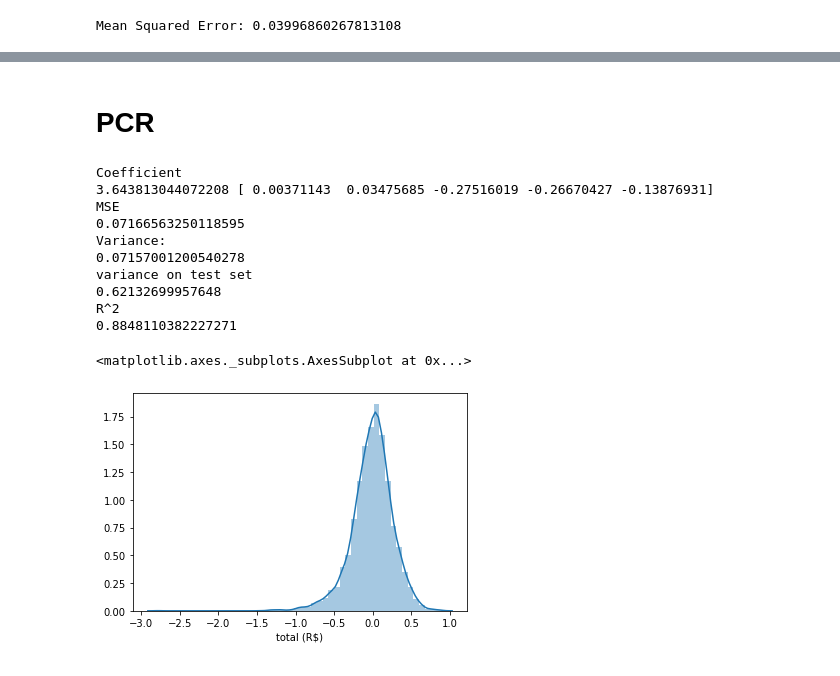
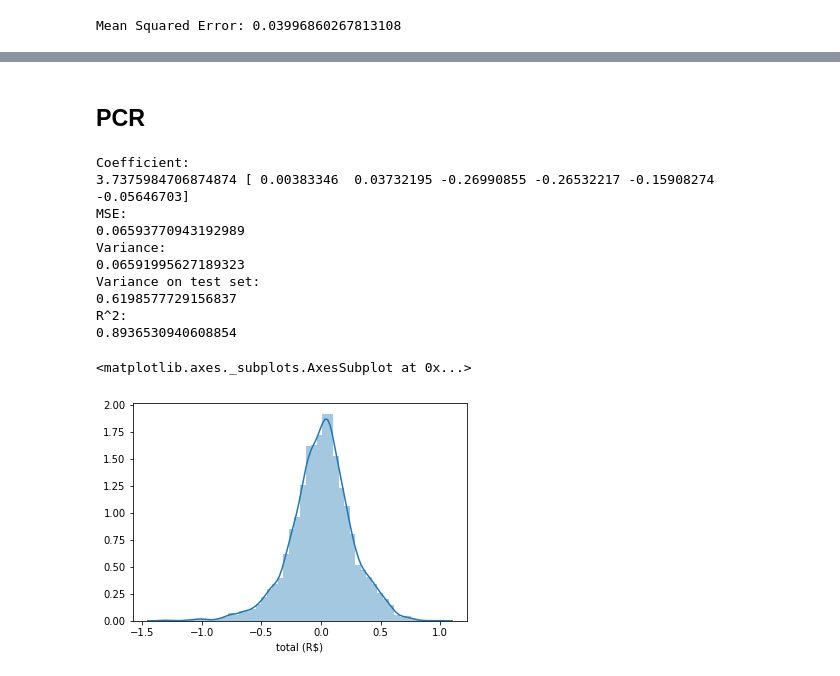
Before and after one commit to JiashiChen96/INF552_final_project, a Jupyter notebook: inf552_final.ipynb, the cells around one changed output, grey strips where cells are left out. Cells and saved outputs as stored; diff of their text form; code cells hidden in the pictures.

```diff
--- a/inf552_final.ipynb
+++ b/inf552_final.ipynb
@@ -604,0 +612,5 @@ Mean Squared Error: 0.03996860267813108
+# %%
+#Splitting data
+X = pro.data.drop(columns = ["city","total (R$)"])
+y = pro.data["total (R$)"]
+X_train, X_test, y_train, y_test = train_test_split(X, y, test_size=0.75, random_state = 9)
@@ -605,2 +662,2 @@ Mean Squared Error: 0.03996860267813108
 # %% [markdown]
-# PCR
+## PCR
@@ -611,32 +664,31 @@ from sklearn.linear_model import LinearRegression
 # %%
-X_train, X_test, y_train, y_test = train_test_split(pro.data.drop(columns = ["city",  'animal', 'furniture','Campinas','Porto Alegre', 'Rio de Janeiro', 'São Paulo',"total (R$)"]), pro.data["total (R$)"], test_size=0.75)
-pcaMod = PCA(5)
+pcaMod = PCA(6)
 pcaMod.fit(X_train)
 g_train = X_train @ pcaMod.components_.T
 linMod = LinearRegression(fit_intercept = True)
 linMod.fit(X = g_train, y = y_train)
 g_test = X_test @ pcaMod.components_.T
-print("Coefficient")
+print("Coefficient: ")
 print(linMod.intercept_, linMod.coef_)
-print("MSE")
+print("MSE: ")
 print(np.mean(np.square(linMod.predict(g_test) - y_test)))
 print("Variance: ")
 print(np.var(linMod.predict(g_test) - y_test))
-print("variance on test set")
+print("Variance on test set: ")
 print(np.var(y_test))
-print("R^2")
+print("R^2: ")
 print(1- np.var(linMod.predict(g_test) - y_test) / np.var(y_test))
 sns.distplot(linMod.predict(g_test) - y_test)
 # %% [output]
-Coefficient
-3.643813044072208 [ 0.00371143  0.03475685 -0.27516019 -0.26670427 -0.13876931]
-MSE
-0.07166563250118595
+Coefficient:
+3.7375984706874874 [ 0.00383346  0.03732195 -0.26990855 -0.26532217 -0.15908274 -0.05646703]
+MSE:
+0.06593770943192989
 Variance:
-0.07157001200540278
-variance on test set
-0.62132699957648
-R^2
-0.8848110382227271
+0.06591995627189323
+Variance on test set:
+0.6198577729156837
+R^2:
+0.8936530940608854
 <matplotlib.axes._subplots.AxesSubplot at 0x...>
-[figure, old version]
+[figure, new version]
```
Also changed, not shown: parts of 10 cells of this notebook.
